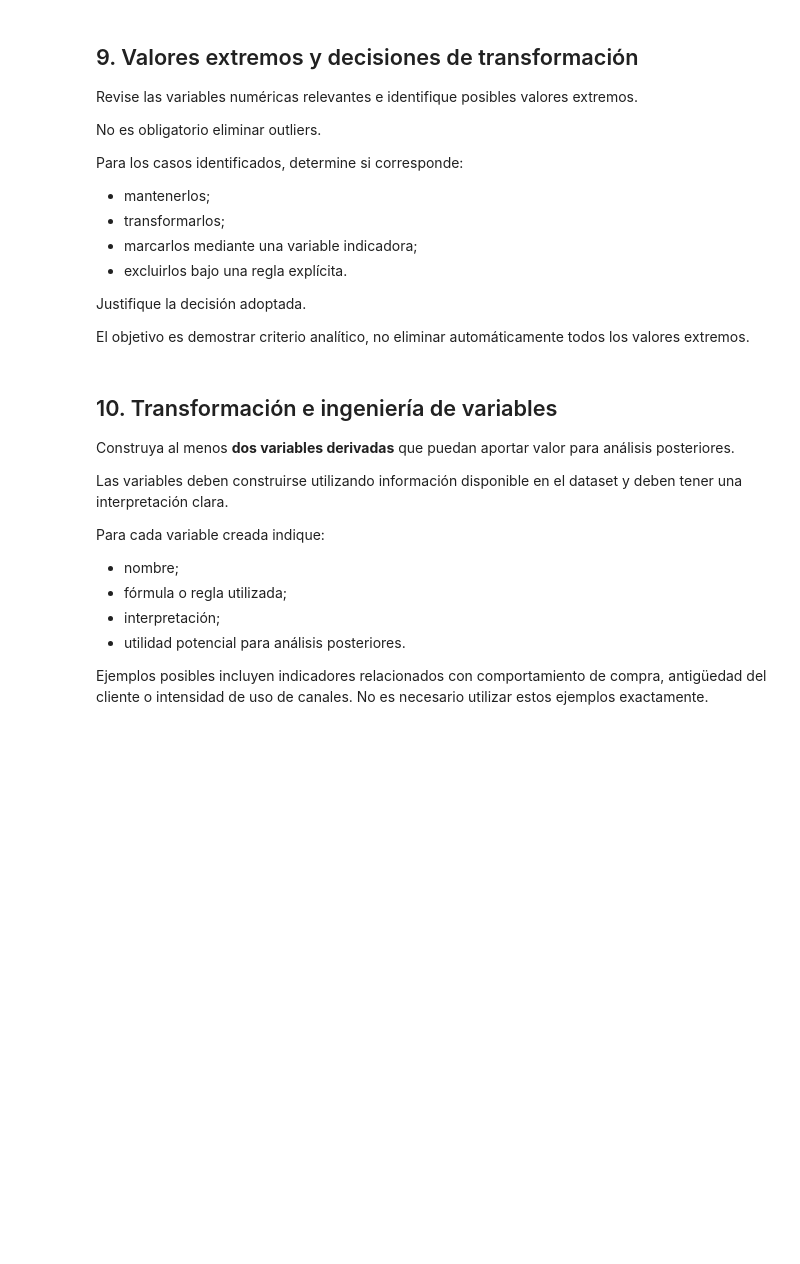
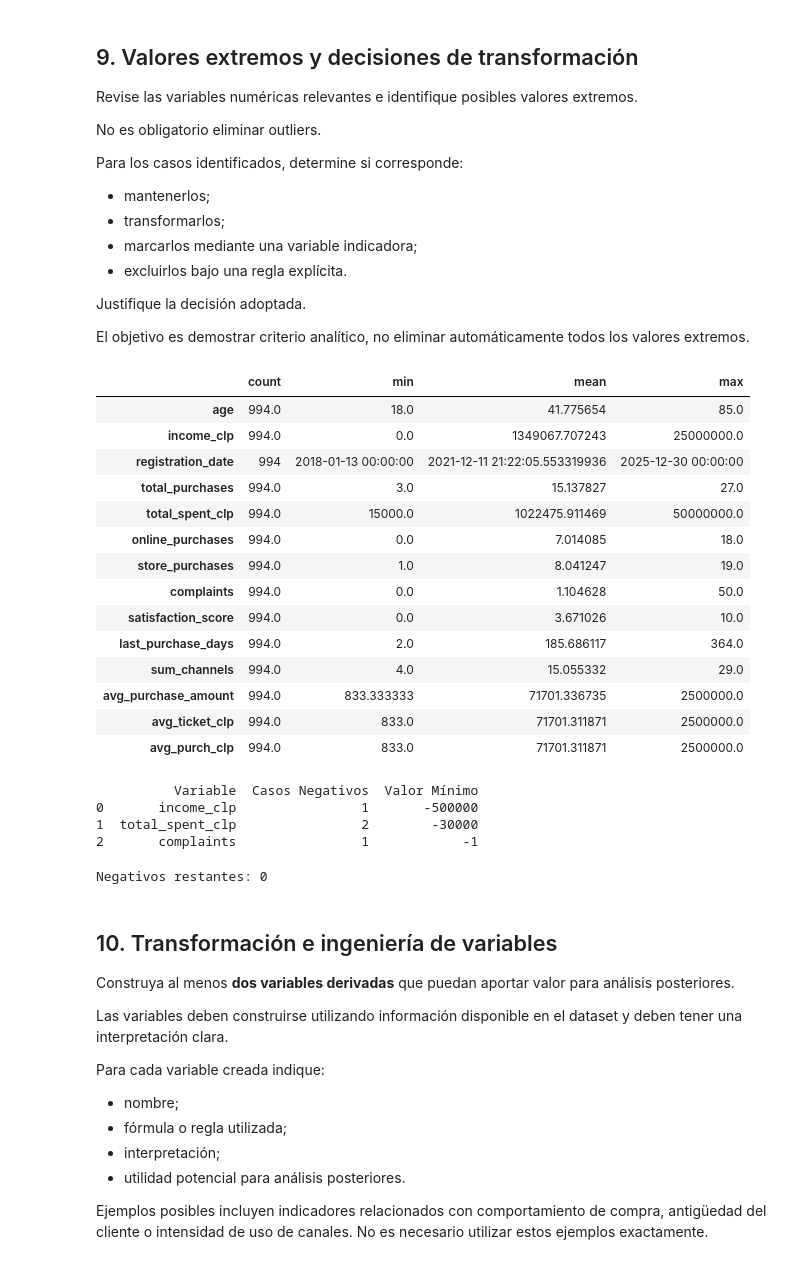
Before and after one commit to fernandouribeu/analisis_datos, a Jupyter notebook: Laboratorio_2_Notebook_Template.ipynb, the cells around one changed output. Drawn from its saved outputs; the diff is of its cells as text; code cells hidden in the pictures; blank space fills up the shorter version.

```diff
--- a/Laboratorio_2_Notebook_Template.ipynb
+++ b/Laboratorio_2_Notebook_Template.ipynb
@@ -500,0 +557,13 @@ Para cada decisión explique:
+# %%
+# Definir la regla de asignación por cercanía reutilizando tu 'income_mean'
+def asignación_por_cercania(ingreso):
+    if pd.isna(ingreso):
+        return None
+    # Encuentra la categoría cuya media esté más cerca del ingreso del cliente
+    return (income_mean - ingreso).abs().idxmin()
+
+# Máscara para identificar las filas con educación nula
+mask_edu_null = df_trabajo['education'].isna()
+
+# Imputar las filas que sí tienen ingreso
+df_trabajo.loc[mask_edu_null, 'education'] = df_trabajo.loc[mask_edu_null, 'income_clp'].apply(asignación_por_cercania)
@@ -500,0 +590,3 @@ Para cada decisión explique:
+# %%
+# Para poder estudiar d emejor manera las relaciones eliminare las 3 filas con Nan
+df_trabajo = df_trabajo.dropna(subset=['education', 'income_clp'], how='all')
@@ -540,3 +670,57 @@ El objetivo es demostrar criterio analítico, no eliminar automáticamente todos
+# %%
+df_trabajo.describe().T[['count', 'min', 'mean', 'max']]
+# %% [output]
+|  | count | min | mean | max |
+| age | 994.0 | 18.0 | 41.775654 | 85.0 |
+| income_clp | 994.0 | 0.0 | 1349067.707243 | 25000000.0 |
+| registration_date | 994 | 2018-01-13 00:00:00 | 2021-12-11 21:22:05.553319936 | 2025-12-30 00:00:00 |
+| total_purchases | 994.0 | 3.0 | 15.137827 | 27.0 |
+| total_spent_clp | 994.0 | 15000.0 | 1022475.911469 | 50000000.0 |
+| online_purchases | 994.0 | 0.0 | 7.014085 | 18.0 |
+| store_purchases | 994.0 | 1.0 | 8.041247 | 19.0 |
+| complaints | 994.0 | 0.0 | 1.104628 | 50.0 |
+| satisfaction_score | 994.0 | 0.0 | 3.671026 | 10.0 |
+| last_purchase_days | 994.0 | 2.0 | 185.686117 | 364.0 |
+| sum_channels | 994.0 | 4.0 | 15.055332 | 29.0 |
+| avg_purchase_amount | 994.0 | 833.333333 | 71701.336735 | 2500000.0 |
+| avg_ticket_clp | 994.0 | 833.0 | 71701.311871 | 2500000.0 |
+| avg_purch_clp | 994.0 | 833.0 | 71701.311871 | 2500000.0 |
+# %%
+# Seleccionar columnas numéricas
+cols_numericas = df_trabajo.select_dtypes(include=['int64', 'Int64', 'float64']).columns
+
+# Auditar negativos
+resumen_negativos = []
+
+for col in cols_numericas:
+    conteo_neg = (df_trabajo[col] < 0).sum()
+    if conteo_neg > 0:
+        minimo = df_trabajo[col].min()
+        resumen_negativos.append({'Variable': col, 'Casos Negativos': conteo_neg, 'Valor Mínimo': minimo})
+
+# Mostrar resultado
+df_negativos = pd.DataFrame(resumen_negativos)
+print(df_negativos)
+# %% [output]
+          Variable  Casos Negativos  Valor Mínimo
+0       income_clp                1       -500000
+1  total_spent_clp                2        -30000
+2       complaints                1            -1
+# %%
+# Se asumen lso valores negativos como error de digitación y se convierten
+# Asegurar copia independiente
+df_trabajo = df_trabajo.copy()
+
+# Convertir a valor absoluto las 3 variables afectadas
+cols_con_negativos = ['income_clp', 'total_spent_clp', 'complaints']
+
+for col in cols_con_negativos:
+    df_trabajo[col] = df_trabajo[col].abs()
+
+# Comprobar que ya no existan valores menores a 0
+print("Negativos restantes:", (df_trabajo[cols_con_negativos] < 0).sum().sum())
+# %% [output]
+Negativos restantes: 0
 # %% [markdown]
 ## 10. Transformación e ingeniería de variables
 
```
Also changed, not shown: parts of 40 cells of this notebook.
